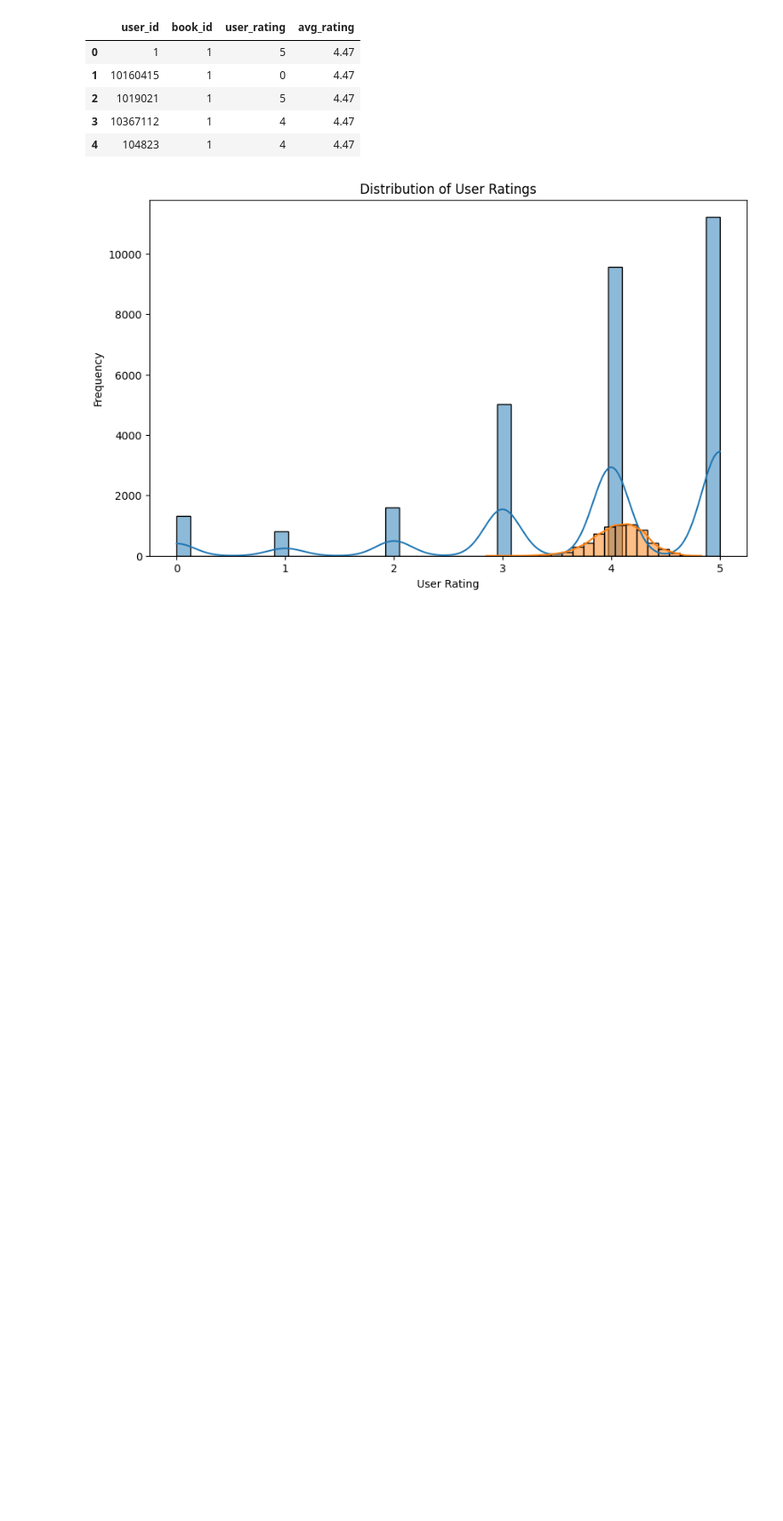
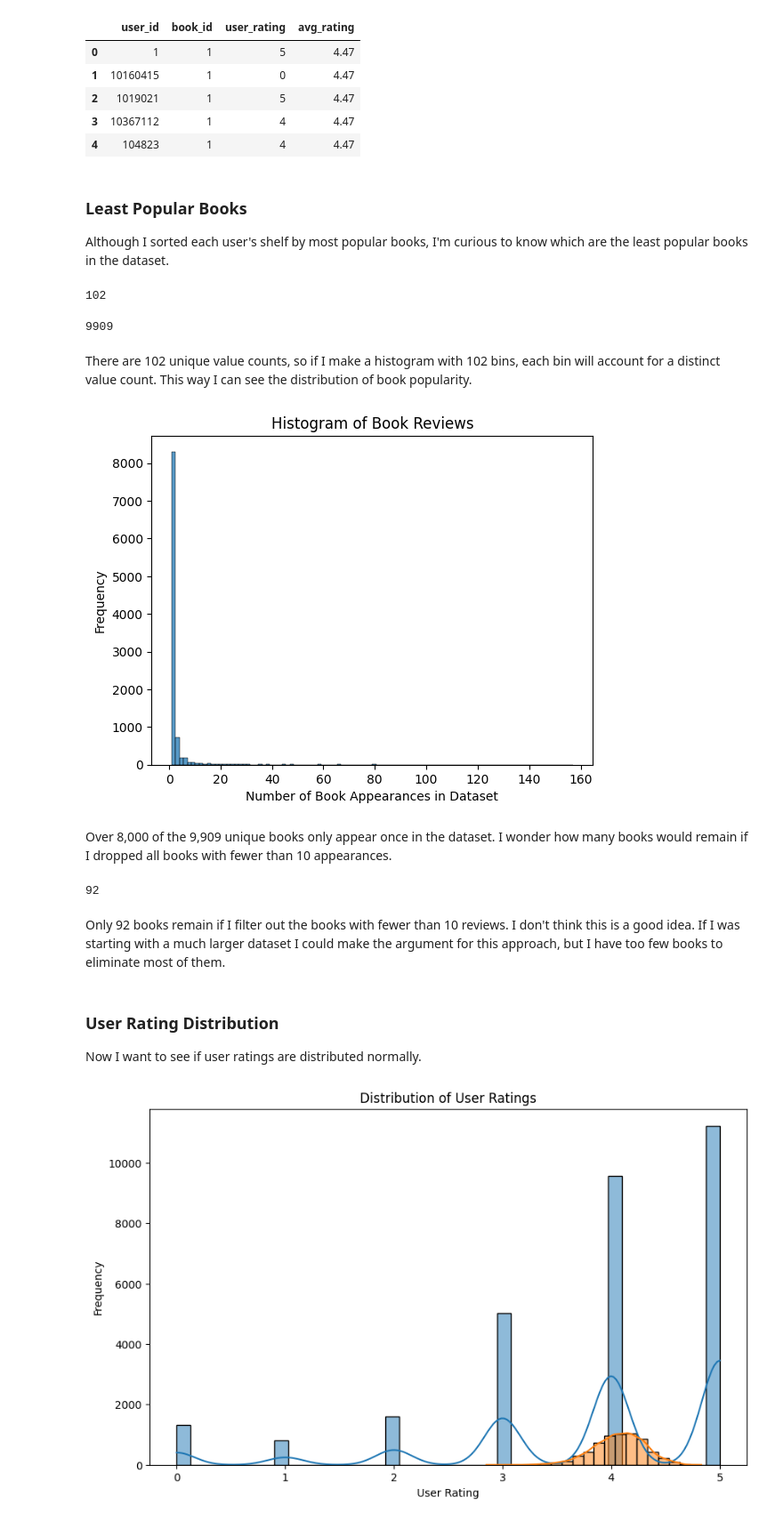
Before and after one commit to loganschmitt14/Capstone_3_Book_recommendations, a Jupyter notebook: notebooks/3.0-lcs-data_cleaning.ipynb, the cells around one changed output. Shown at 89% size. Saved outputs shown, nothing was run; the diff lists cells and outputs as text; code cells hidden in the pictures; blank space fills up the shorter version.

```diff
--- a/notebooks/3.0-lcs-data_cleaning.ipynb
+++ b/notebooks/3.0-lcs-data_cleaning.ipynb
@@ -183,6 +185,43 @@ ratings_df.head()
 | 2 | 1019021 | 1 | 5 | 4.47 |
 | 3 | 10367112 | 1 | 4 | 4.47 |
 | 4 | 104823 | 1 | 4 | 4.47 |
+# %% [markdown]
+### Least Popular Books ###
+Although I sorted each user's shelf by most popular books, I'm curious to know which are the least popular books in the dataset.
+# %%
+num_reviews = ratings_df['book_id'].value_counts()
+len(num_reviews.unique())
+# %% [output]
+102
+# %%
+len(ratings_df['book_id'].unique())
+# %% [output]
+9909
+# %% [markdown]
+There are 102 unique value counts, so if I make a histogram with 102 bins, each bin will account for a distinct value count. This way I can see the distribution of book popularity.
+# %%
+sns.histplot(data = num_reviews, bins = 102)
+plt.title('Histogram of Book Reviews')
+plt.xlabel('Number of Book Appearances in Dataset')
+plt.ylabel('Frequency')
+plt.show()
+# %% [output]
+[figure, added]
+# %% [markdown]
+Over 8,000 of the 9,909 unique books only appear once in the dataset. I wonder how many books would remain if I dropped all books with fewer than 10 appearances.
+# %%
+min_books = 10
+popular_filter = ratings_df['book_id'].value_counts() > min_books
+popular_filter = popular_filter[popular_filter].index.to_list()
+popular_df = ratings_df[ratings_df['book_id'].isin(popular_filter)]
+len(popular_df['book_id'].value_counts().unique())
+# %% [output]
+92
+# %% [markdown]
+Only 92 books remain if I filter out the books with fewer than 10 reviews. I don't think this is a good idea. If I was starting with a much larger dataset I could make the argument for this approach, but I have too few books to eliminate most of them.
+# %% [markdown]
+### User Rating Distribution ###
+Now I want to see if user ratings are distributed normally.
 # %%
 plt.figure(figsize=(10, 6))
 sns.histplot(ratings_df['user_rating'], kde = True)
```
Also changed, not shown: parts of 2 cells of this notebook, 2 other files.
